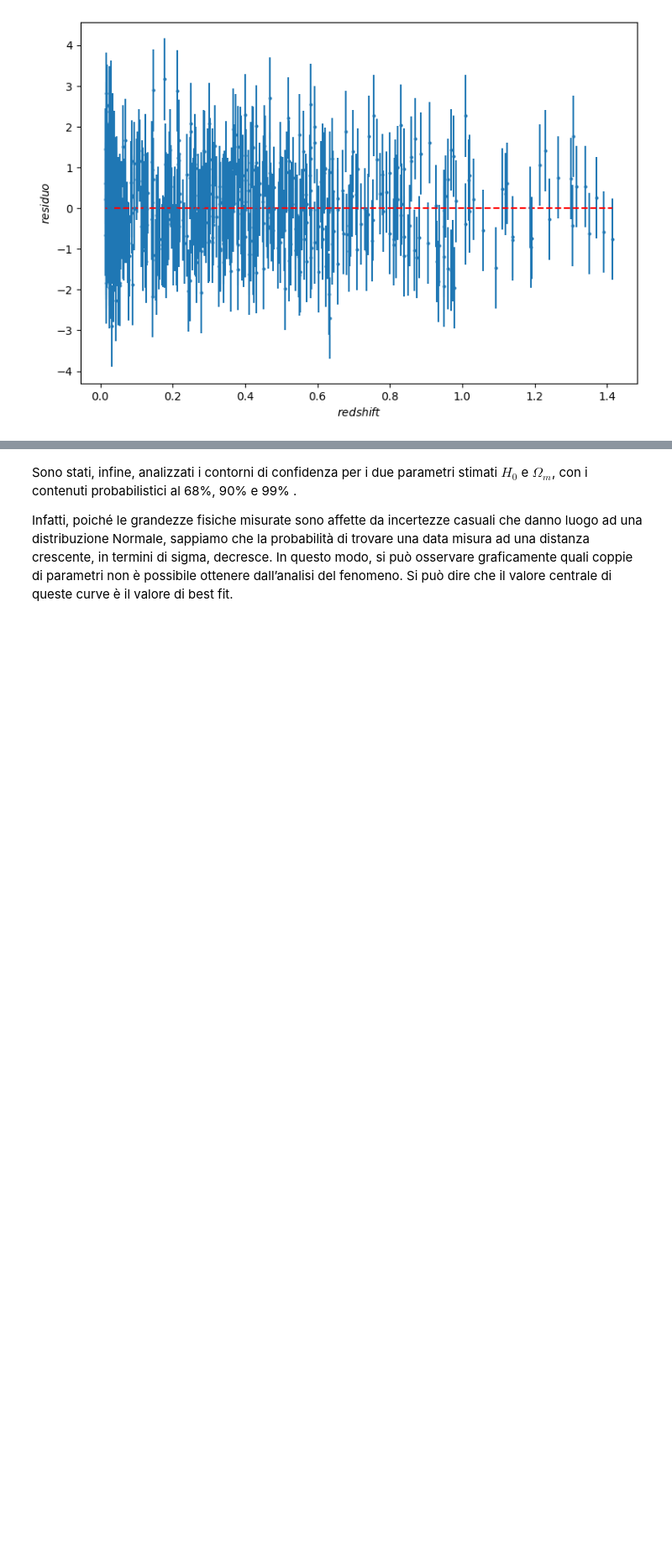
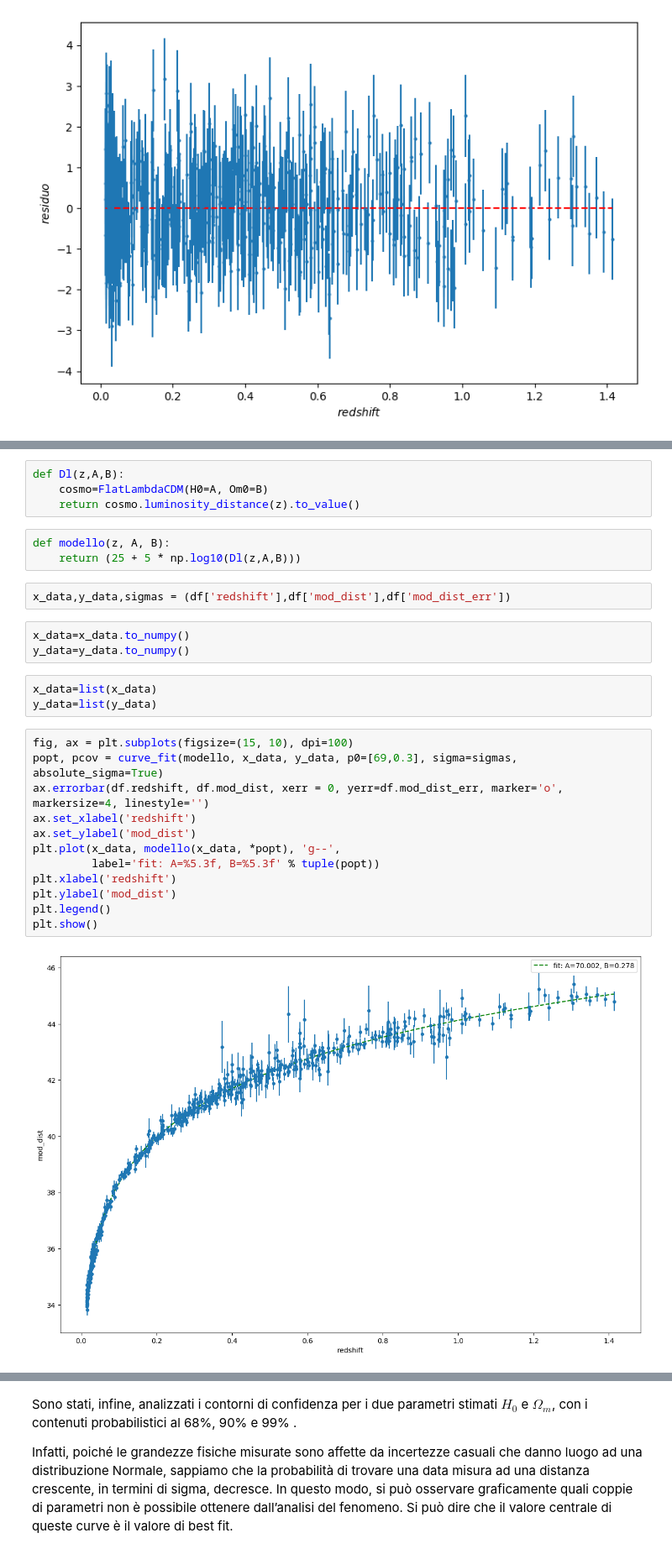
Before and after one commit to Progetto-Analisi-dati-2021/Hubble, a Jupyter notebook: Script progetto.ipynb, the cells around one changed output, grey strips where cells are left out. Shown: that part at 84% size. Drawn from its saved outputs; the diff is of its cells as text; blank space fills up the shorter version.

```diff
--- a/Script progetto.ipynb
+++ b/Script progetto.ipynb
@@ -315,0 +333,29 @@ plt.show()
+# %%
+def Dl(z,A,B):
+    cosmo=FlatLambdaCDM(H0=A, Om0=B)
+    return cosmo.luminosity_distance(z).to_value()
+# %%
+def modello(z, A, B):
+    return (25 + 5 * np.log10(Dl(z,A,B)))
+# %%
+x_data,y_data,sigmas = (df['redshift'],df['mod_dist'],df['mod_dist_err'])
+# %%
+x_data=x_data.to_numpy()
+y_data=y_data.to_numpy()
+# %%
+x_data=list(x_data)
+y_data=list(y_data)
+# %%
+fig, ax = plt.subplots(figsize=(15, 10), dpi=100)
+popt, pcov = curve_fit(modello, x_data, y_data, p0=[69,0.3], sigma=sigmas, absolute_sigma=True)
+ax.errorbar(df.redshift, df.mod_dist, xerr = 0, yerr=df.mod_dist_err, marker='o', markersize=4, linestyle='')
+ax.set_xlabel('redshift')
+ax.set_ylabel('mod_dist')
+plt.plot(x_data, modello(x_data, *popt), 'g--',
+         label='fit: A=%5.3f, B=%5.3f' % tuple(popt))
+plt.xlabel('redshift')
+plt.ylabel('mod_dist')
+plt.legend()
+plt.show()
+# %% [output]
+[figure, added]
```
Also changed, not shown: parts of 33 cells of this notebook, 1 other file.
